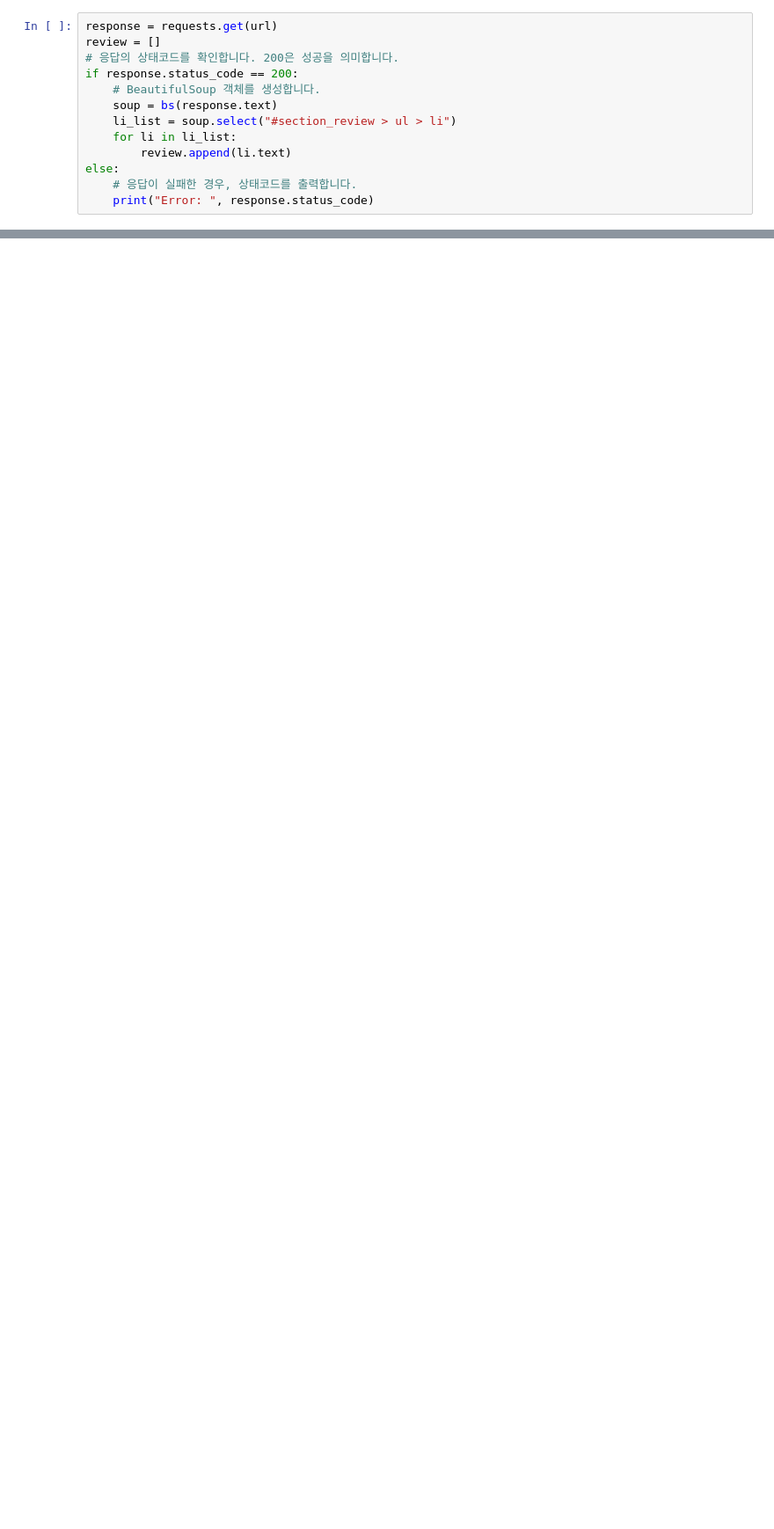
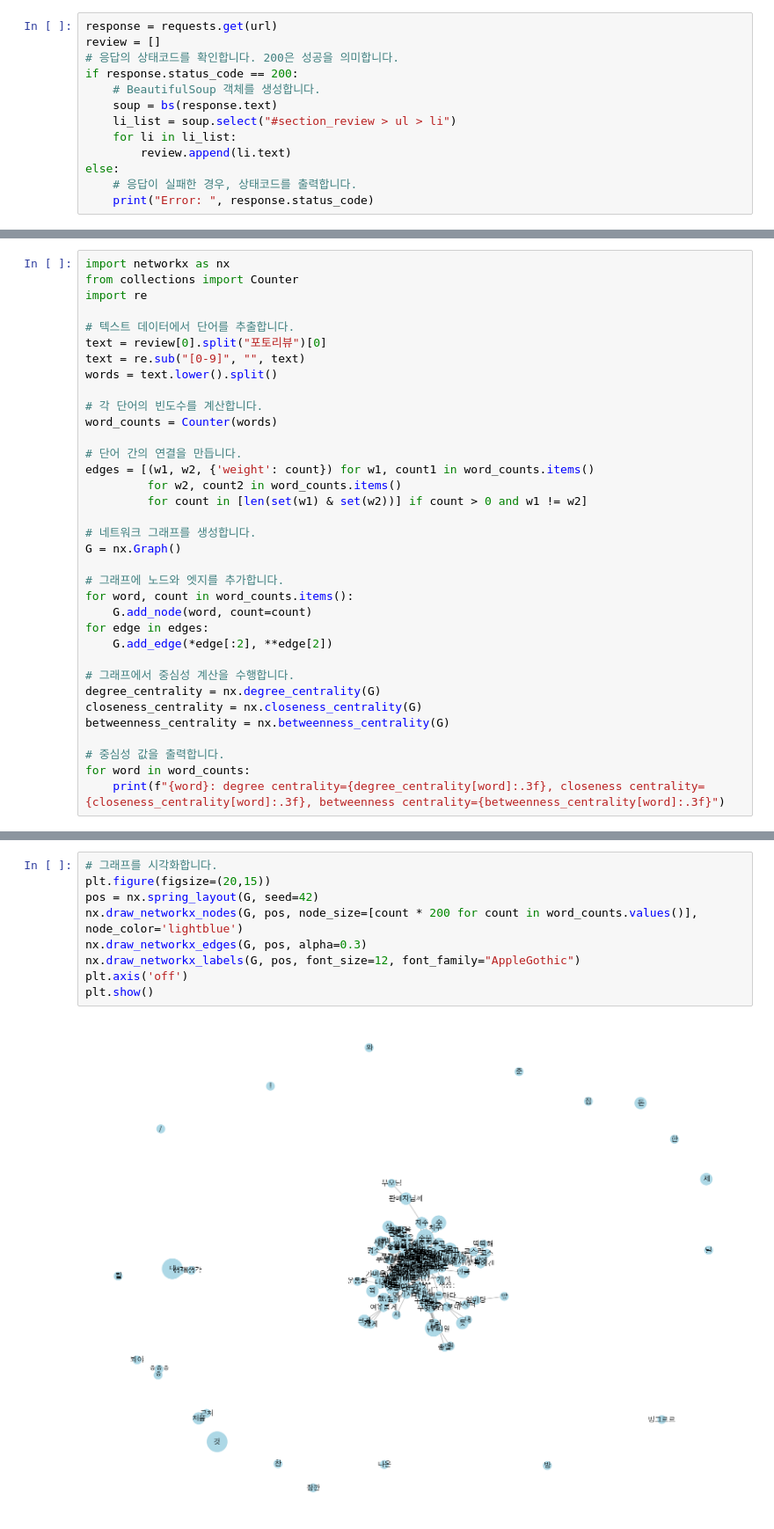
Before and after one commit to corazzon/web_scraping, a Jupyter notebook: naver-shopping/naver-shopping-review.ipynb, the cells around one changed output, grey strips where cells are left out. Shown at 88% size. Cells and saved outputs as stored; diff of their text form; blank space fills up the shorter version.

```diff
--- a/naver-shopping/naver-shopping-review.ipynb
+++ b/naver-shopping/naver-shopping-review.ipynb
@@ -31,0 +57,35 @@ len(review)
+# %%
+import networkx as nx
+from collections import Counter
+import re
+
+# 텍스트 데이터에서 단어를 추출합니다.
+text = review[0].split("포토리뷰")[0]
+text = re.sub("[0-9]", "", text)
+words = text.lower().split()
+
+# 각 단어의 빈도수를 계산합니다.
+word_counts = Counter(words)
+
+# 단어 간의 연결을 만듭니다.
+edges = [(w1, w2, {'weight': count}) for w1, count1 in word_counts.items()
+         for w2, count2 in word_counts.items()
+         for count in [len(set(w1) & set(w2))] if count > 0 and w1 != w2]
+
+# 네트워크 그래프를 생성합니다.
+G = nx.Graph()
+
+# 그래프에 노드와 엣지를 추가합니다.
+for word, count in word_counts.items():
+    G.add_node(word, count=count)
+for edge in edges:
+    G.add_edge(*edge[:2], **edge[2])
+
+# 그래프에서 중심성 계산을 수행합니다.
+degree_centrality = nx.degree_centrality(G)
+closeness_centrality = nx.closeness_centrality(G)
+betweenness_centrality = nx.betweenness_centrality(G)
+
+# 중심성 값을 출력합니다.
+for word in word_counts:
+    print(f"{word}: degree centrality={degree_centrality[word]:.3f}, closeness centrality={closeness_centrality[word]:.3f}, betweenness centrality={betweenness_centrality[word]:.3f}")
@@ -31,0 +115,11 @@ len(review)
+# %%
+# 그래프를 시각화합니다.
+plt.figure(figsize=(20,15))
+pos = nx.spring_layout(G, seed=42)
+nx.draw_networkx_nodes(G, pos, node_size=[count * 200 for count in word_counts.values()], node_color='lightblue')
+nx.draw_networkx_edges(G, pos, alpha=0.3)
+nx.draw_networkx_labels(G, pos, font_size=12, font_family="AppleGothic")
+plt.axis('off')
+plt.show()
+# %% [output]
+[figure, added]
```
Also changed, not shown: parts of 7 cells of this notebook.
